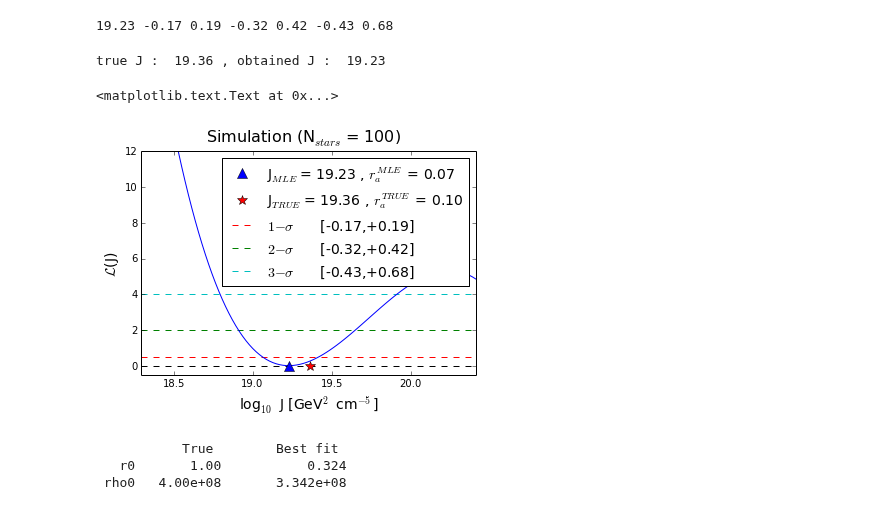
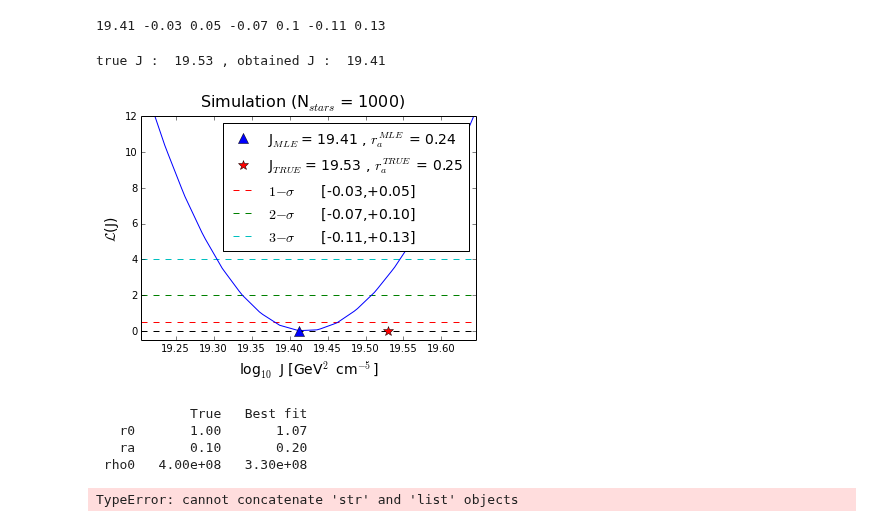
Before and after one commit to achiappo/FRESKA, a Jupyter notebook: simulationOM.ipynb, the cells around one changed output. Cells and saved outputs as stored; diff of their text form; code cells hidden in the pictures.

```diff
--- a/simulationOM.ipynb
+++ b/simulationOM.ipynb
@@ -82,2 +99,4 @@ rh=0.1
 nstars=np.size(R)
+# %%
+R, v, dv = R[100:200], v[100:200], dv[100:200]
 # %%
@@ -102,7 +124,8 @@ pool.join()
 for idx,value in results:
     I_array[idx] = value
 # %%
-I_array = np.load('Iarray100_44_200.npy')
+I_array = np.load('Iarray_OM_Core_Plum_1000_31_200.npy')
+#np.save('Iarray_OM_Core_nonPlum_100_3333_200',I_array)
 # %%
 Jf = np.sqrt([Jfactor(D,np.inf,r0,1.,0.5) for r0 in r0_array])
 
@@ -194,60 +201,73 @@ min J =  19.15  , ra =  0.114  , r0 =  0.238
 # %%
 def one_sigmaJ(J):
-    return np.abs(interp_Like(J)-interp_Like(min_J)-0.5)
+    return np.abs(interp_Like(J)-interp_Like(J_min)-0.5)
 
-one_sigma_l = sciopt.minimize_scalar(one_sigmaJ,method='Bounded',bounds=(min_J-1,min_J)).x-min_J
-one_sigma_r = sciopt.minimize_scalar(one_sigmaJ,method='Bounded',bounds=(min_J,min_J+1)).x-min_J
+one_sigma_l = sciopt.minimize_scalar(one_sigmaJ,method='Bounded',bounds=(J_new[0],J_min)).x-J_min
+one_sigma_r = sciopt.minimize_scalar(one_sigmaJ,method='Bounded',bounds=(J_min,J_new[-1])).x-J_min
 
 def two_sigmaJ(J):
-    return np.abs(interp_Like(J)-interp_Like(min_J)-2.)
+    return np.abs(interp_Like(J)-interp_Like(J_min)-2.)
 
-two_sigma_l = sciopt.minimize_scalar(two_sigmaJ,method='Bounded',bounds=(min_J-1,min_J)).x-min_J
-two_sigma_r = sciopt.minimize_scalar(two_sigmaJ,method='Bounded',bounds=(min_J,min_J+1)).x-min_J
+two_sigma_l = sciopt.minimize_scalar(two_sigmaJ,method='Bounded',bounds=(J_new[0],J_min)).x-J_min
+two_sigma_r = sciopt.minimize_scalar(two_sigmaJ,method='Bounded',bounds=(J_min,J_new[-1])).x-J_min
 
 def three_sigmaJ(J):
-    return np.abs(interp_Like(J)-interp_Like(min_J)-4.)
+    return np.abs(interp_Like(J)-interp_Like(J_min)-4.)
 
-three_sigma_l = sciopt.minimize_scalar(three_sigmaJ,method='Bounded',bounds=(min_J-1,min_J)).x-min_J
-three_sigma_r = sciopt.minimize_scalar(three_sigmaJ,method='Bounded',bounds=(min_J,min_J+1)).x-min_J
+three_sigma_l = sciopt.minimize_scalar(three_sigmaJ,method='Bounded',bounds=(J_new[0],J_min)).x-J_min
+three_sigma_r = sciopt.minimize_scalar(three_sigmaJ,method='Bounded',bounds=(J_min,J_new[-1])).x-J_min
 # %%
-print round(min_J,2),round(one_sigma_l,2),round(one_sigma_r,2),round(two_sigma_l,2),\
+print round(J_min,2),round(one_sigma_l,2),round(one_sigma_r,2),round(two_sigma_l,2),\
 round(two_sigma_r,2),round(three_sigma_l,2),round(three_sigma_r,2)
 # %% [output]
-19.23 -0.17 0.19 -0.32 0.42 -0.43 0.68
+19.41 -0.03 0.05 -0.07 0.1 -0.11 0.13
 # %%
-trueJ = round(np.log10(Jfactor(D,np.inf,1.,6.4e7,0.5)),2)
-print 'true J : ',trueJ,', obtained J : ',round(min_J,2)
+true_rho0 = 4e8 if mod == 1 or mod == 2 else 6.4e7
+trueJ = round(np.log10(Jfactor(D,np.inf,1.,true_rho0,0.5)),2)
+print 'true J : ',trueJ,', obtained J : ',round(J_min,2)
 # %% [output]
-true J :  19.36 , obtained J :  19.23
+true J :  19.53 , obtained J :  19.41
 # %%
-J_plt = np.linspace(min_J+three_sigma_l-0.5,min_J+three_sigma_r+0.5,100)
-plt.plot(J_plt,interp_Like(J_plt)-interp_Like(min_J))
-plt.plot(min_J,0,'b^',markersize=10,label='J$_{MLE}$ = %.2f'%min_J+r' , $r^{MLE}_a$ = %.2f'%round(min_ra,3))
+J_i = J_min+three_sigma_l-0.1
+if J_min+three_sigma_r+0.1<J_new[-1]: J_f = J_min+three_sigma_r+0.1
+else: J_f = J_new[-1]
+J_plt = np.linspace(J_i,J_f,100)
+plt.plot(J_plt,interp_Like(J_plt)-interp_Like(J_min))
+plt.plot(J_min,0,'b^',markersize=10,label='J$_{MLE}$ = %.2f'%J_min+r' , $r^{MLE}_a$ = %.2f'%round(J_ra,3))
 plt.plot(trueJ,0,'r*',markersize=10,label='J$_{TRUE}$ = %.2f'%trueJ+r' , $r^{TRUE}_a$ = %.2f'%rh)
 plt.hlines(0.,min(J_plt),max(J_plt),linestyles='dashed')
 plt.hlines(.5,min(J_plt),max(J_plt),colors=('r'),linestyles='dashed',
            label=r'$1-\sigma$'+'\t'+'[%.2f,%+.2f]'%(one_sigma_l,one_sigma_r))
 plt.hlines(2,min(J_plt),max(J_plt),colors=('g'),linestyles='dashed',
            label=r'$2-\sigma$'+'\t'+'[%.2f,%+.2f]'%(two_sigma_l,two_sigma_r))
 plt.hlines(4,min(J_plt),max(J_plt),colors=('c'),linestyles='dashed',
            label=r'$3-\sigma$'+'\t'+'[%.2f,%+.2f]'%(three_sigma_l,three_sigma_r))
 plt.legend(numpoints=1,fontsize=14).get_frame().set_facecolor('w')
 plt.ylabel(r'$\mathcal{L}$(J)',fontsize=14)
 plt.xlabel(r'log$_{10}$  J [GeV$^2$ cm$^{-5}$]',fontsize=14)
 plt.ylim(-0.5,12)
-plt.xlim(min_J+three_sigma_l-0.5,min_J+three_sigma_r+0.5)
-#plt.savefig(homedir+casedir+'/Sim%i_%s.png'%(nstars,casedir),dpi=300,format='png')
+plt.xlim(J_i,J_f)
+#nstars=100
+#plt.savefig(homedir+casedir[mod-1]+'/Sim%i_%s.png'%(nstars,casedir[mod-1]),dpi=300,format='png')
 plt.suptitle(r'Simulation (N$_{stars}$ = %i)'%nstars,fontsize=16)
-#plt.savefig(homedir+casedir+'/Sim%i_%s_title.png'%(nstars,casedir),dpi=300,format='png')
+#plt.savefig(homedir+casedir[mod-1]+'/Sim%i_%s_title.png'%(nstars,casedir[mod-1]),dpi=300,format='png')
 # %% [output]
-<matplotlib.text.Text at 0x...>
-[figure, old version]
+[figure, new version]
 # %%
-J_rho0 = sciopt.minimize_scalar(lambda log10rho0:abs(min_J-np.log10(Jfactor(D,np.inf,J_r0,1.,0.5))-2*log10rho0)).x
-print '%15s %15s'%('True','Best fit')
-print '%5s %10.2f %15.3f'%('r0',1.,J_r0)
-print '%5s %10.2e %15.3e'%('rho0',4e8,10**J_rho0)
+J_rho0 = sciopt.minimize_scalar(lambda log10rho0:abs(J_min-np.log10(Jfactor(D,np.inf,J_r0,1.,0.5))-2*log10rho0)).x
+print '%5s %10s %10s'%('','True','Best fit')
+print '%5s %10.2f %10.2f'%('r0',1.,J_r0)
+print '%5s %10.2f %10.2f'%('ra',0.10,J_ra)
+print '%5s %10.2e %10.2e'%('rho0',4e8 if mod == 1 or mod == 2 else 6.4e7,10**J_rho0)
+
+output = open(homedir+casedir+'/results.dat','w')
+output.write('%5s %12s %12s \n'%('','True','Best fit'))
+output.write('%5s %10.2f %10.2f %2s \n'%('r0   = ',1,J_r0,'[kpc]'))
+output.write('%5s %10.2e %10.2e %2s'%('rho0 = ',true_rho0,10**J_rho0,'[Msun kpc^-3]'))
+output.close()
 # %% [output]
-           True        Best fit
-   r0       1.00           0.324
- rho0   4.00e+08       3.342e+08
+            True   Best fit
+   r0       1.00       1.07
+   ra       0.10       0.20
+ rho0   4.00e+08   3.30e+08
+TypeError: cannot concatenate 'str' and 'list' objects
```
Also changed, not shown: parts of 12 cells of this notebook, 5 other files.
